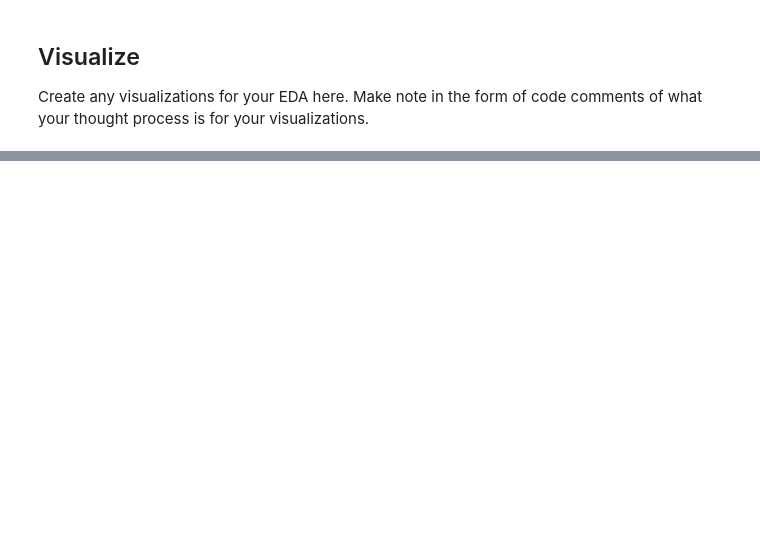
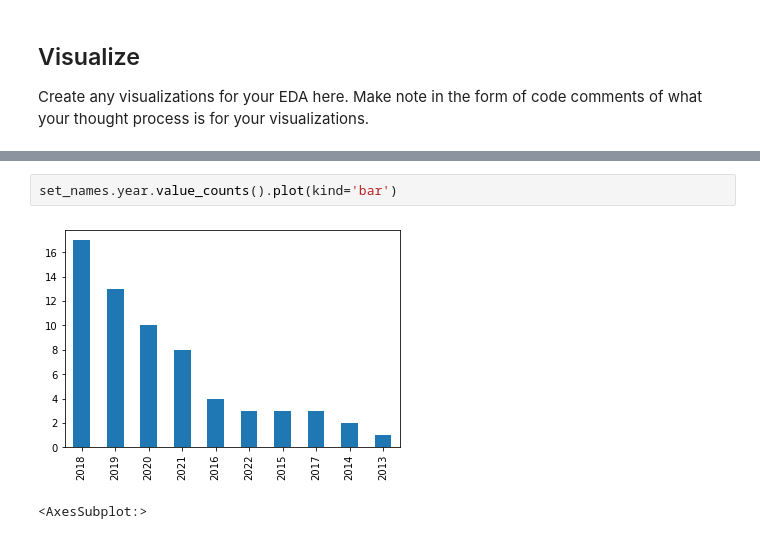
Before and after one commit to ARichards25/eda-checkpoint, a Jupyter notebook: checkpoint-two.ipynb, the cells around one changed output, grey strips where cells are left out. Saved outputs shown, nothing was run; the diff lists cells and outputs as text; blank space fills up the shorter version.

```diff
--- a/checkpoint-two.ipynb
+++ b/checkpoint-two.ipynb
@@ -273,0 +210,5 @@ With your EDA complete, answer the following questions.
+# %%
+set_names.year.value_counts().plot(kind='bar')
+# %% [output]
+[figure, added]
+<AxesSubplot:>
```
Also changed, not shown: parts of 34 cells of this notebook.
